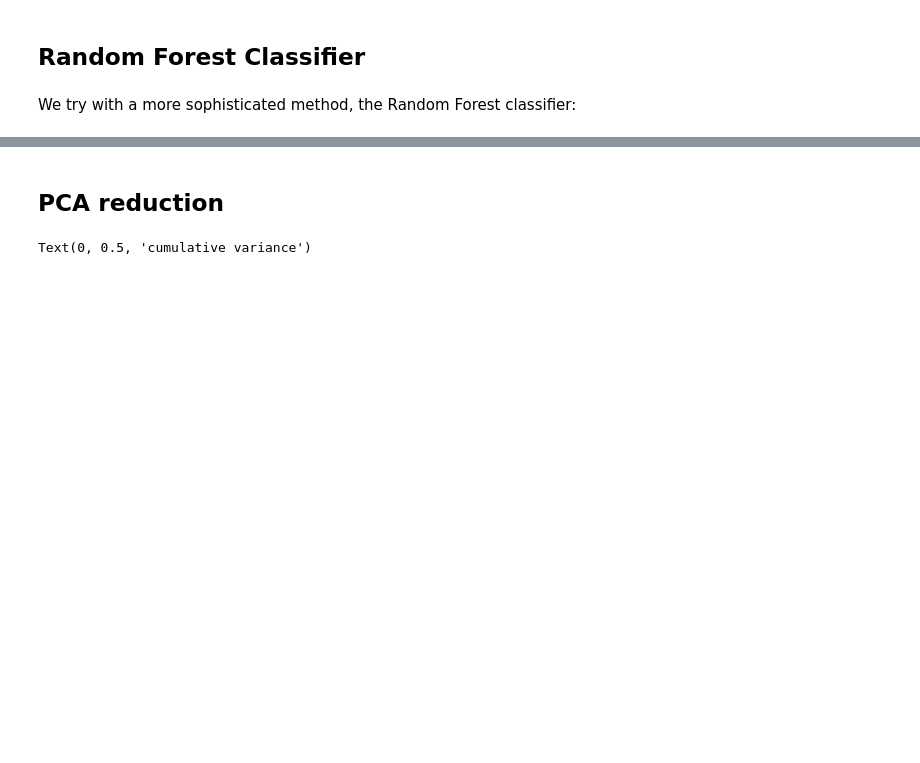
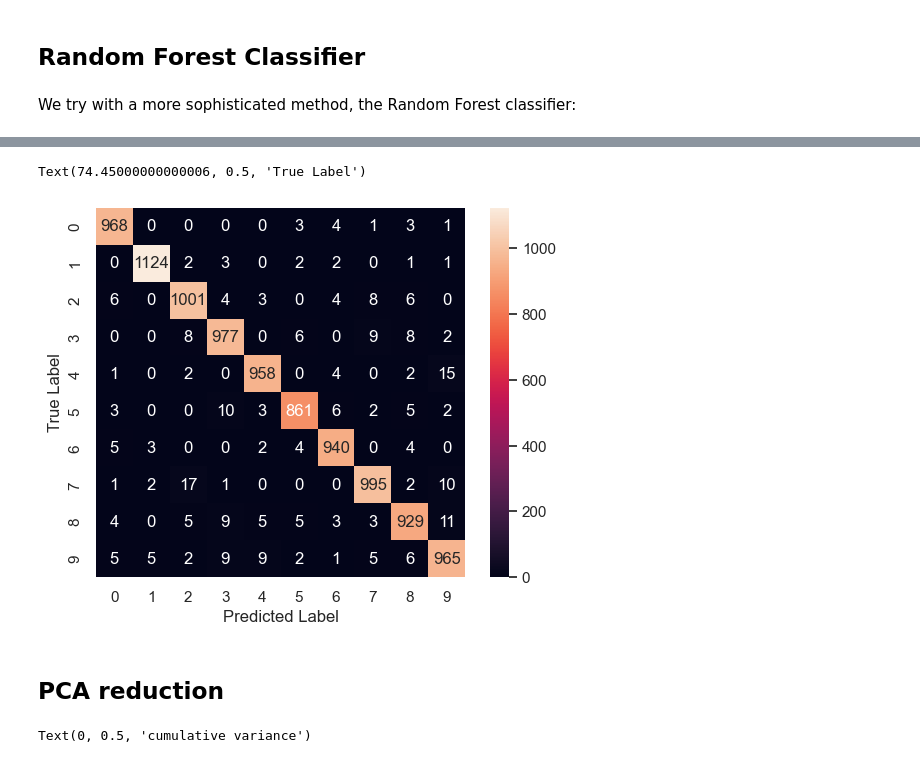
Before and after one commit to MoseGuerini/Quantum-Autoencoder, a Jupyter notebook: Code.ipynb, the cells around one changed output, grey strips where cells are left out. Saved outputs shown, nothing was run; the diff lists cells and outputs as text; code cells hidden in the pictures; blank space fills up the shorter version.

Commit message:
Fixed confusion matrixes

```diff
--- a/Code.ipynb
+++ b/Code.ipynb
@@ -151,6 +151,16 @@ print(metrics.classification_report(ypred, test_y))
     accuracy                           0.97     10000
    macro avg       0.97      0.97      0.97     10000
 weighted avg       0.97      0.97      0.97     10000
+# %%
+from sklearn.metrics import confusion_matrix
+
+mat = confusion_matrix(test_y, ypred)
+sns.heatmap(mat, square = True, annot = True, fmt='d', cbar=True)
+plt.xlabel('Predicted Label')
+plt.ylabel('True Label')
+# %% [output]
+Text(74.45000000000006, 0.5, 'True Label')
+[figure, added]
 # %% [markdown]
 ## PCA reduction
 # %%
```
Also changed, not shown: parts of 3 cells of this notebook, 1 other file.
